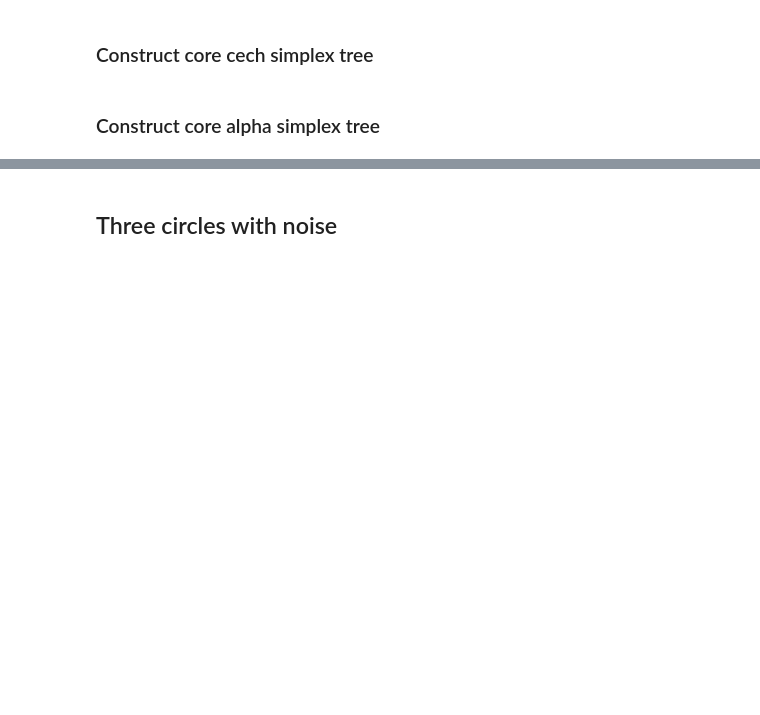
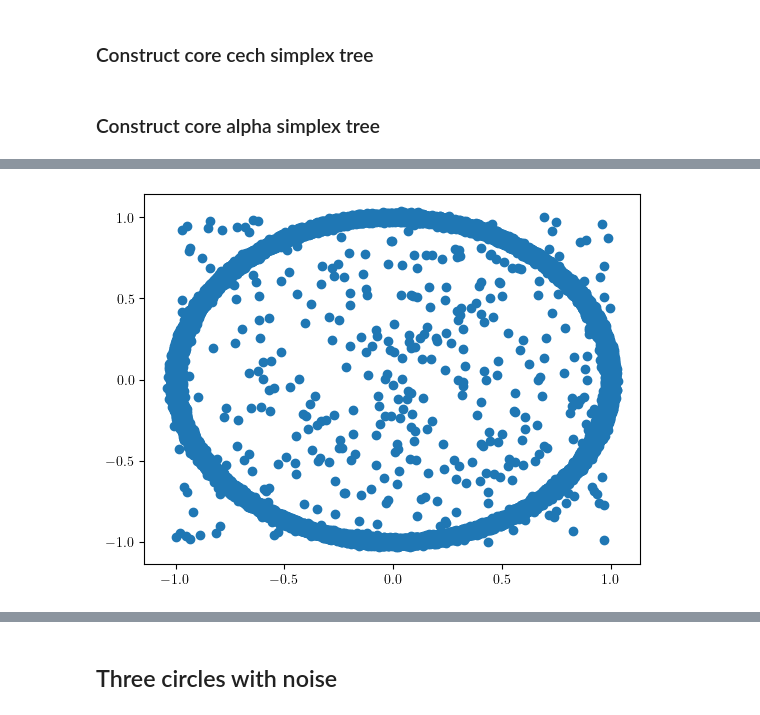
Before and after one commit to odinhg/core, a Jupyter notebook: 06_core_decreasing_k_morten.ipynb, the cells around one changed output, grey strips where cells are left out. Drawn from its saved outputs; the diff is of its cells as text; code cells hidden in the pictures; blank space fills up the shorter version.

```diff
--- a/06_core_decreasing_k_morten.ipynb
+++ b/06_core_decreasing_k_morten.ipynb
@@ -118,0 +129,10 @@ Wall time: 6.99 s
+# %%
+N = 100000
+M = 400
+Z = sample_circle(N, rng, std=0.01)
+Y = sample_rectangle(M, rng)
+X = np.r_[Z, Y]
+plt.scatter(*X.T)
+plt.show()
+# %% [output]
+[figure, new version]
```
Also changed, not shown: parts of 32 cells of this notebook.
